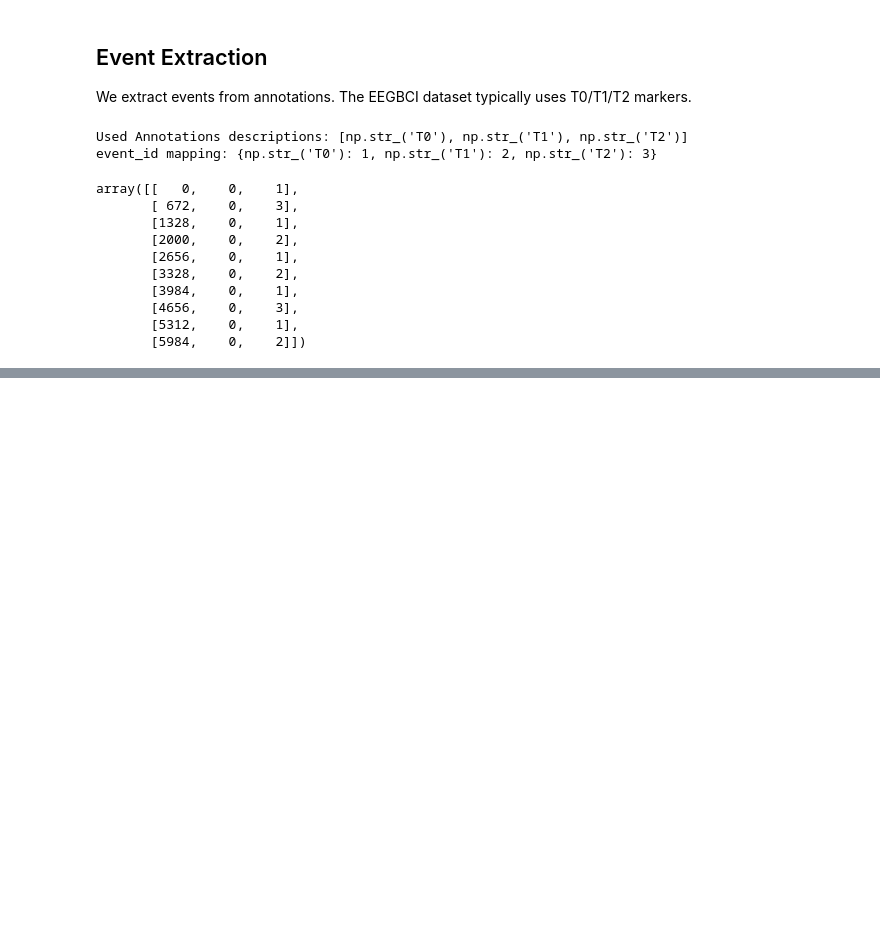
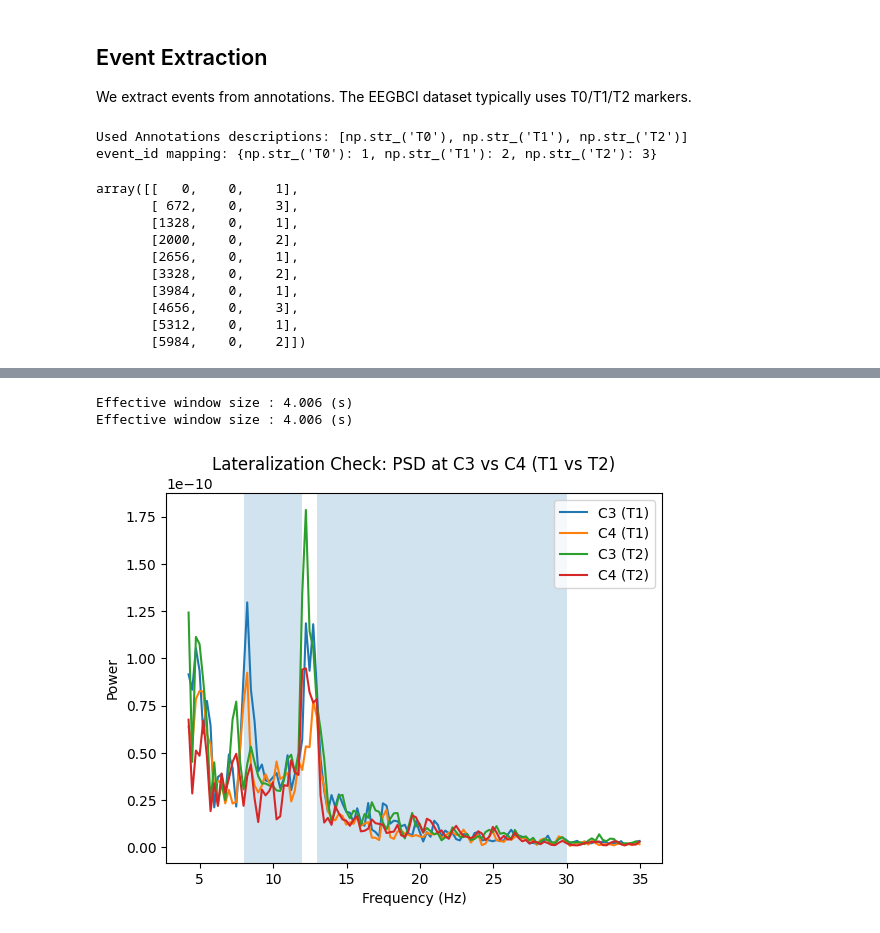
Before and after one commit to keeratkaurt/sensorimotor-erd-eeg-analysis, a Jupyter notebook: sensorimotor_eeg_analysis.ipynb, the cells around one changed output, grey strips where cells are left out. Cells and saved outputs as stored; diff of their text form; code cells hidden in the pictures; blank space fills up the shorter version.

```diff
--- a/sensorimotor_eeg_analysis.ipynb
+++ b/sensorimotor_eeg_analysis.ipynb
@@ -131,0 +197,29 @@ array([[   0,    0,    1],
+# %%
+roi_lat = ["C3", "C4"]
+
+psd_T1 = epochs_T1.copy().pick(roi_lat).compute_psd(method="welch", fmin=4, fmax=35)
+psd_T2 = epochs_T2.copy().pick(roi_lat).compute_psd(method="welch", fmin=4, fmax=35)
+
+freqs = psd_T1.freqs
+
+c3_T1 = psd_T1.copy().pick("C3").get_data().mean(axis=(0, 1))
+c4_T1 = psd_T1.copy().pick("C4").get_data().mean(axis=(0, 1))
+c3_T2 = psd_T2.copy().pick("C3").get_data().mean(axis=(0, 1))
+c4_T2 = psd_T2.copy().pick("C4").get_data().mean(axis=(0, 1))
+
+plt.figure()
+plt.plot(freqs, c3_T1, label="C3 (T1)")
+plt.plot(freqs, c4_T1, label="C4 (T1)")
+plt.plot(freqs, c3_T2, label="C3 (T2)")
+plt.plot(freqs, c4_T2, label="C4 (T2)")
+plt.axvspan(8, 12, alpha=0.2)
+plt.axvspan(13, 30, alpha=0.2)
+plt.xlabel("Frequency (Hz)")
+plt.ylabel("Power")
+plt.title("Lateralization Check: PSD at C3 vs C4 (T1 vs T2)")
+plt.legend()
+plt.show()
+# %% [output]
+Effective window size : 4.006 (s)
+Effective window size : 4.006 (s)
+[figure, added]
```
Also changed, not shown: parts of 7 cells of this notebook.
